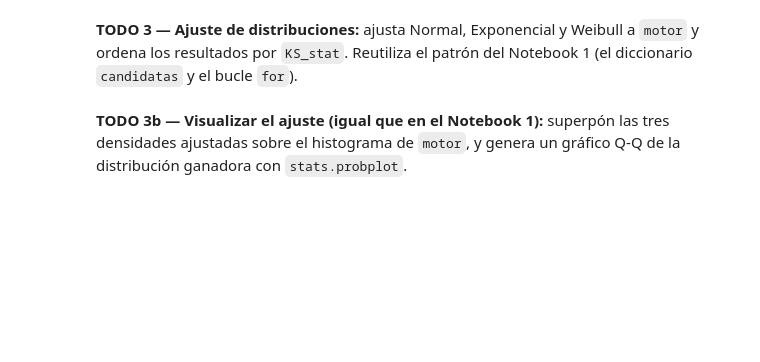
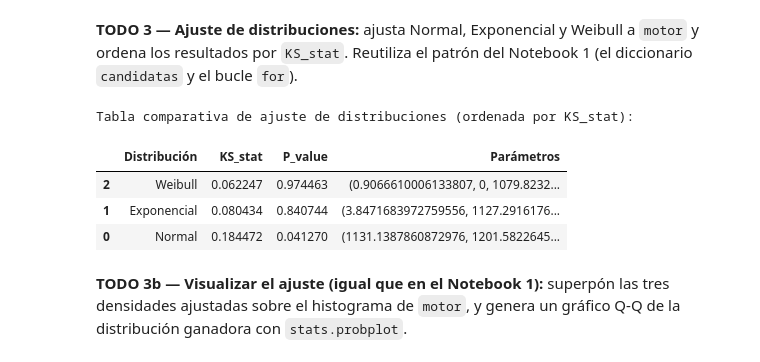
Before and after one commit to DarioCorona/personal, a Jupyter notebook: NB2_Sesion1_Practica_Rapida_10min.ipynb, the cells around one changed output. Cells and saved outputs as stored; diff of their text form; code cells hidden in the pictures; blank space fills up the shorter version.

```diff
--- a/NB2_Sesion1_Practica_Rapida_10min.ipynb
+++ b/NB2_Sesion1_Practica_Rapida_10min.ipynb
@@ -72,2 +150,54 @@ import pandas as pd
+# %%
+from scipy import stats
+import pandas as pd
+
+# TODO 3: ajuste de distribuciones (Normal, Exponencial, Weibull) + tabla comparativa ordenada por KS_stat
+
+# Definir las distribuciones candidatas con sus parámetros de forma inicial
+candidatas = {
+    'Normal': stats.norm,
+    'Exponencial': stats.expon,
+    'Weibull': stats.weibull_min
+}
+
+# Lista para almacenar los resultados del ajuste
+resultados = []
+
+for nombre, dist in candidatas.items():
+    if nombre == 'Weibull':
+        # Para Weibull, fit() devuelve (c, loc, scale) donde c es beta (forma)
+        params = dist.fit(motor, floc=0) # floc=0 porque Weibull en confiabilidad suele tener location=0
+        arg = params[0] # Esto es 'beta' o 'c' para weibull_min
+        loc = params[1]
+        scale = params[2]
+    else:
+        # Para Normal y Exponencial, fit() devuelve (loc, scale)
+        params = dist.fit(motor)
+        arg = np.nan # No hay un parámetro 'forma' separado para Normal/Exponencial en fit
+        loc = params[0]
+        scale = params[1]
+
+    # Calcular el estadístico de Kolmogorov-Smirnov (KS)
+    # Usamos cdf para la comparación
+    ks_stat, p_value = stats.kstest(motor, dist.cdf, args=params)
+
+    resultados.append({
+        'Distribución': nombre,
+        'KS_stat': ks_stat,
+        'P_value': p_value,
+        'Parámetros': params
+    })
+
+# Crear un DataFrame con los resultados y ordenar por KS_stat
+df_resultados = pd.DataFrame(resultados).sort_values(by='KS_stat')
+
+print("Tabla comparativa de ajuste de distribuciones (ordenada por KS_stat):")
+display(df_resultados)
+# %% [output]
+Tabla comparativa de ajuste de distribuciones (ordenada por KS_stat):
+|  | Distribución | KS_stat | P_value | Parámetros |
+| 2 | Weibull | 0.062247 | 0.974463 | (0.9066610006133807, 0, 1079.8232... |
+| 1 | Exponencial | 0.080434 | 0.840744 | (3.8471683972759556, 1127.2916176... |
+| 0 | Normal | 0.184472 | 0.041270 | (1131.1387860872976, 1201.5822645... |
 # %% [markdown]
 **TODO 3b — Visualizar el ajuste (igual que en el Notebook 1):** superpón las tres densidades ajustadas sobre el histograma de `motor`, y genera un gráfico Q-Q de la distribución ganadora con `stats.probplot`.
```
Also changed, not shown: parts of 8 cells of this notebook.
